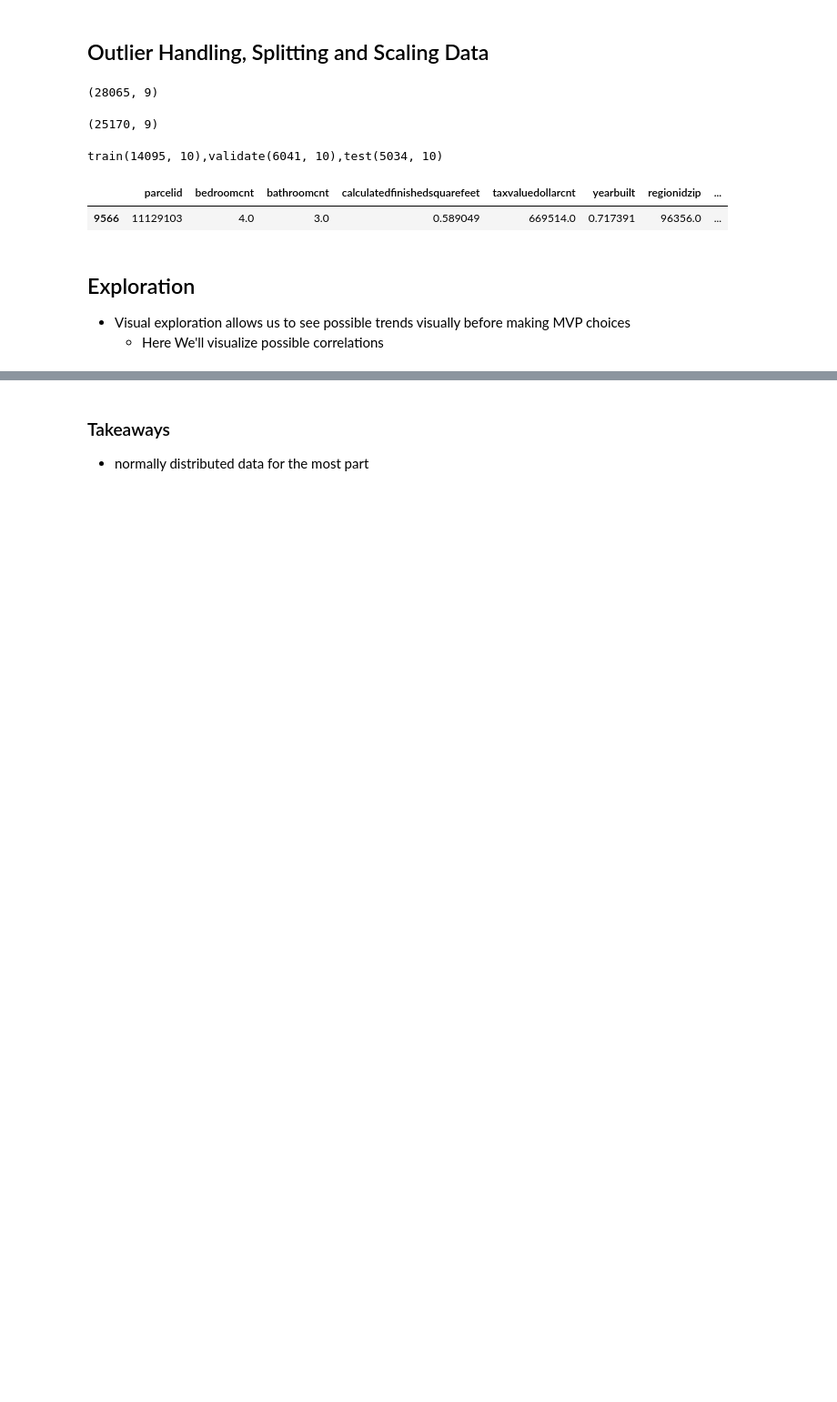
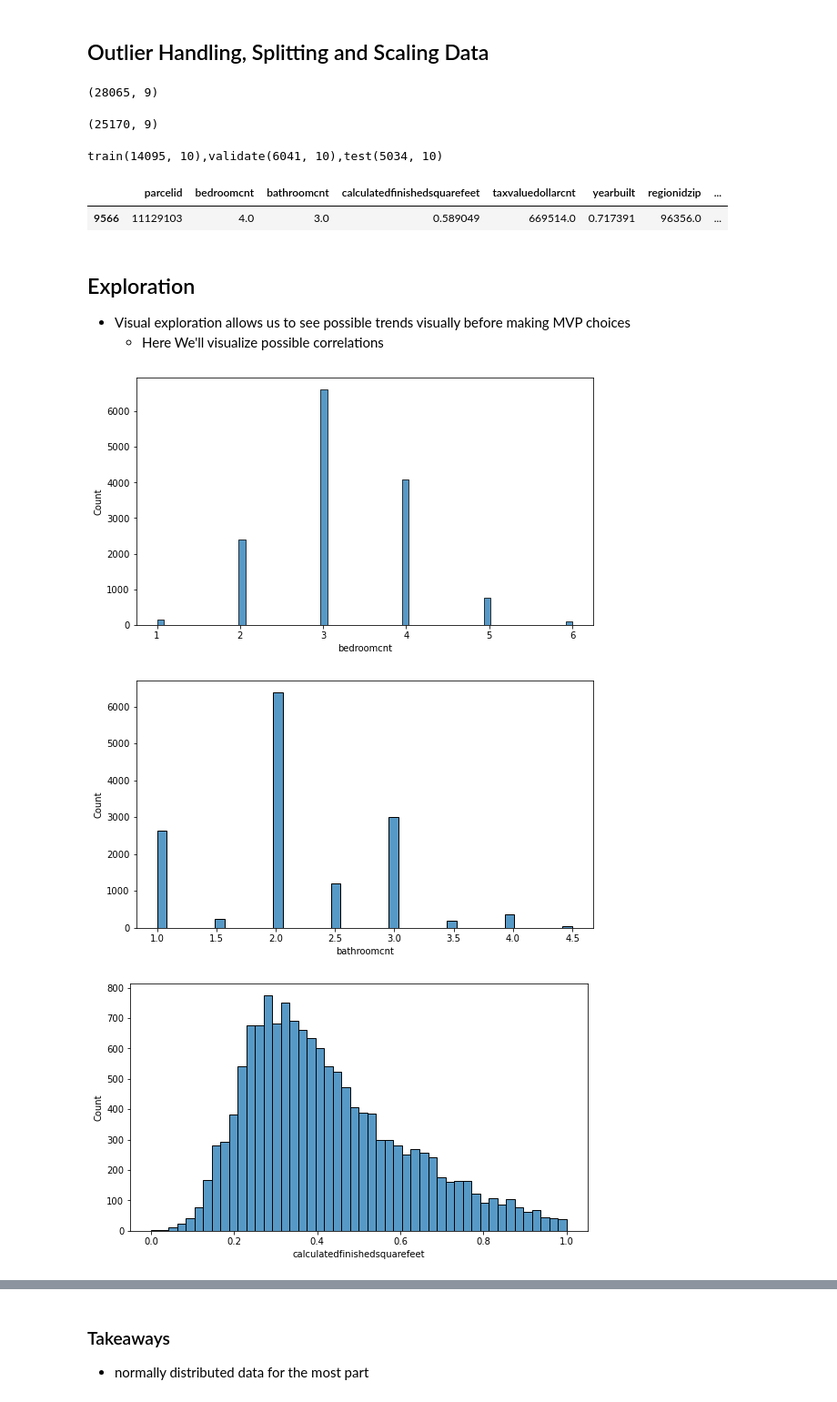
Before and after one commit to carterrxavier/Zillow-Regression-Project, a Jupyter notebook: Final_Notebook.ipynb, the cells around one changed output, grey strips where cells are left out. Shown at 91% size. Cells and saved outputs as stored; diff of their text form; code cells hidden in the pictures; blank space fills up the shorter version.

```diff
--- a/Final_Notebook.ipynb
+++ b/Final_Notebook.ipynb
@@ -161,4 +159,8 @@ train_scaled[:1]
     * Here We'll visualize possible correlations
 # %%
 #distributions
-#Explore.get_distribution(train_scaled.drop(columns=['parcelid',6111.0,6059.0]))
+Explore.get_distribution(train_scaled.drop(columns=['parcelid',6111.0,6059.0]))
+# %% [output]
+[figure, added]
+[figure, added]
+[figure, added]
```
Also changed, not shown: parts of 4 cells of this notebook, 9 other files.
